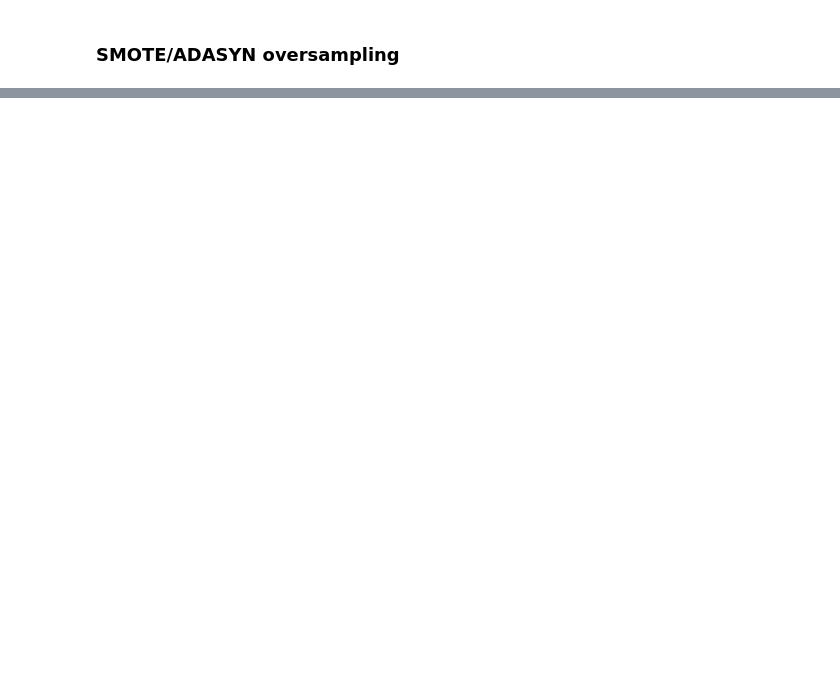
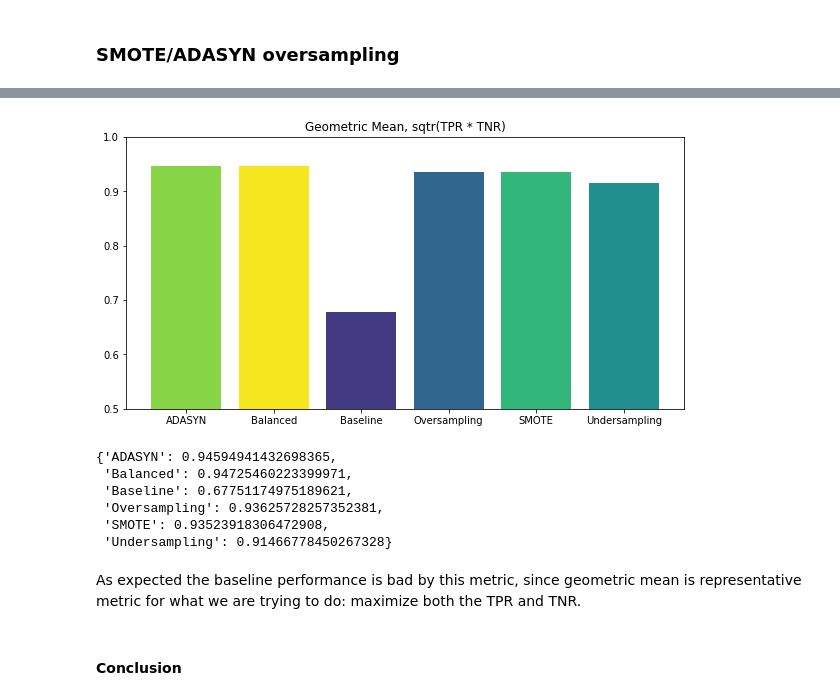
Before and after one commit to tcunnington/582_fraud, a Jupyter notebook: Imbalanced Data.ipynb, the cells around one changed output, grey strips where cells are left out. Drawn from its saved outputs; the diff is of its cells as text; code cells hidden in the pictures; blank space fills up the shorter version.

```diff
--- a/Imbalanced Data.ipynb
+++ b/Imbalanced Data.ipynb
@@ -224,0 +274,32 @@ Confusion mat:
+# %%
+from IPython.display import display
+gms = [geometric_mean_score(test_y, m.predict(test_x)) for m in models]
+f1s = [f1_score(test_y, m.predict(test_x)) for m in models]
+# %%
+cmap = plt.get_cmap('viridis')
+# cmap = plt.get_cmap('tab20')
+n = len(models)
+interval = len(cmap.colors)/n
+idxs = interval*np.ones(n).cumsum()
+colors = np.array(cmap.colors)[idxs.astype(int)]
+# %%
+# colors = np.random.rand(len(models),3)
+plt.figure(figsize=(10,5))
+plt.bar(labels,gms,color=colors)
+plt.ylim([0.5,1])
+plt.title('Geometric Mean, sqtr(TPR * TNR)')
+plt.show()
+
+display({l:g for l,g in zip(labels,gms)})
+# %% [output]
+[figure, added]
+{'ADASYN': 0.94594941432698365,
+ 'Balanced': 0.94725460223399971,
+ 'Baseline': 0.67751174975189621,
+ 'Oversampling': 0.93625728257352381,
+ 'SMOTE': 0.93523918306472908,
+ 'Undersampling': 0.91466778450267328}
+# %% [markdown]
+As expected the baseline performance is bad by this metric, since geometric mean is representative metric for what we are trying to do: maximize both the TPR and TNR.
+# %% [markdown]
+#### Conclusion
```
Also changed, not shown: parts of 34 cells of this notebook, 6 other files.
